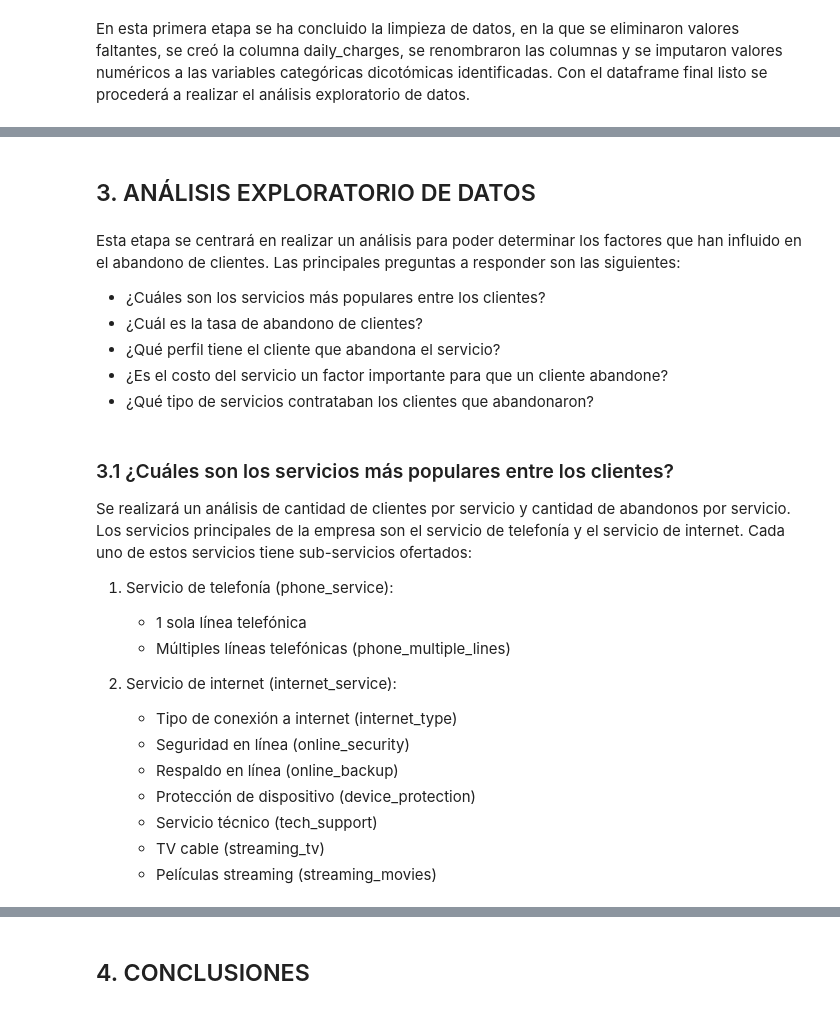
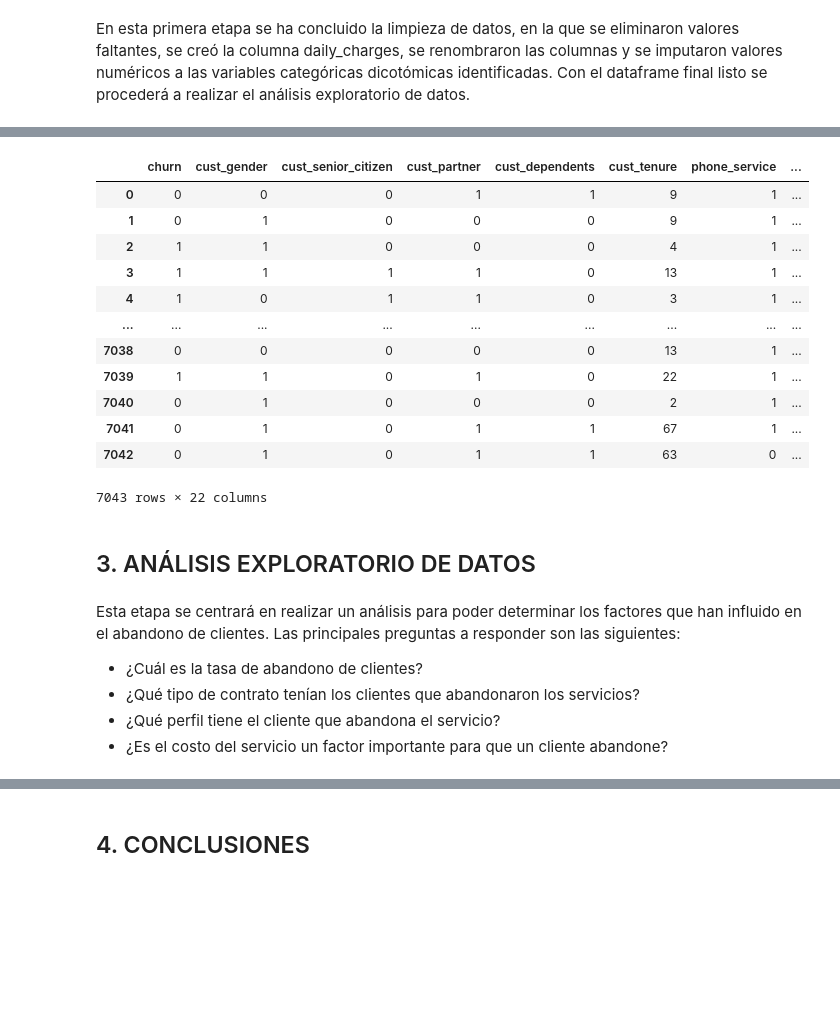
Before and after one commit to ecordovag/telecomx, a Jupyter notebook: telecom_x.ipynb, the cells around one changed output, grey strips where cells are left out. Cells and saved outputs as stored; diff of their text form; code cells hidden in the pictures; blank space fills up the shorter version.

```diff
--- a/telecom_x.ipynb
+++ b/telecom_x.ipynb
@@ -268,8 +268,7 @@ columnas_si_no = ['churn', 'cust_partner', 'cust_dependents', 'phone_service', '
 # Cambio de tipo de dato en columnas seleccionadas con valores Yes/No
 
 for col in columnas_si_no:
-    df_final[col] = df_final[col].replace({'No':0, 'Yes':1})
-    df_final[col].astype(int)
+    df_final[col] = df_final[col].map({'No':0, 'Yes':1}).astype(int)
 # %%
 # Cambio de tipo de dato en columnas seleccionadas con valores Female/Male
 
@@ -413,26 +446,25 @@ Con el dataframe final listo se procederá a realizar el análisis exploratorio
+# %%
+df_final
+# %% [output]
+|  | churn | cust_gender | cust_senior_citizen | cust_partner | cust_dependents | cust_tenure | phone_service | ... |
+| 0 | 0 | 0 | 0 | 1 | 1 | 9 | 1 | ... |
+| 1 | 0 | 1 | 0 | 0 | 0 | 9 | 1 | ... |
+| 2 | 1 | 1 | 0 | 0 | 0 | 4 | 1 | ... |
+| 3 | 1 | 1 | 1 | 1 | 0 | 13 | 1 | ... |
+| 4 | 1 | 0 | 1 | 1 | 0 | 3 | 1 | ... |
+| ... | ... | ... | ... | ... | ... | ... | ... | ... |
+| 7038 | 0 | 0 | 0 | 0 | 0 | 13 | 1 | ... |
+| 7039 | 1 | 1 | 0 | 1 | 0 | 22 | 1 | ... |
+| 7040 | 0 | 1 | 0 | 0 | 0 | 2 | 1 | ... |
+| 7041 | 0 | 1 | 0 | 1 | 1 | 67 | 1 | ... |
+| 7042 | 0 | 1 | 0 | 1 | 1 | 63 | 0 | ... |
+7043 rows × 22 columns
 # %% [markdown]
 ## 3. ANÁLISIS EXPLORATORIO DE DATOS
 # %% [markdown]
 Esta etapa se centrará en realizar un análisis para poder determinar los factores que han influido en el abandono de clientes. Las principales preguntas a responder son las siguientes:
 
-- ¿Cuáles son los servicios más populares entre los clientes?
 - ¿Cuál es la tasa de abandono de clientes?
+- ¿Qué tipo de contrato tenían los clientes que abandonaron los servicios?
 - ¿Qué perfil tiene el cliente que abandona el servicio?
 - ¿Es el costo del servicio un factor importante para que un cliente abandone?
-- ¿Qué tipo de servicios contrataban los clientes que abandonaron?
-# %% [markdown]
-### 3.1 ¿Cuáles son los servicios más populares entre los clientes?
-Se realizará un análisis de cantidad de clientes por servicio y cantidad de abandonos por servicio. Los servicios principales de la empresa son el servicio de telefonía y el servicio de internet. Cada uno de estos servicios tiene sub-servicios ofertados:
-
-1. Servicio de telefonía (phone_service):
-    - 1 sola línea telefónica
-    - Múltiples líneas telefónicas (phone_multiple_lines)
-
-2. Servicio de internet (internet_service):
-    - Tipo de conexión a internet (internet_type)
-    - Seguridad en línea (online_security)
-    - Respaldo en línea (online_backup)
-    - Protección de dispositivo (device_protection)
-    - Servicio técnico (tech_support)
-    - TV cable (streaming_tv)
-    - Películas streaming (streaming_movies)
```
Also changed, not shown: parts of 19 cells of this notebook.
